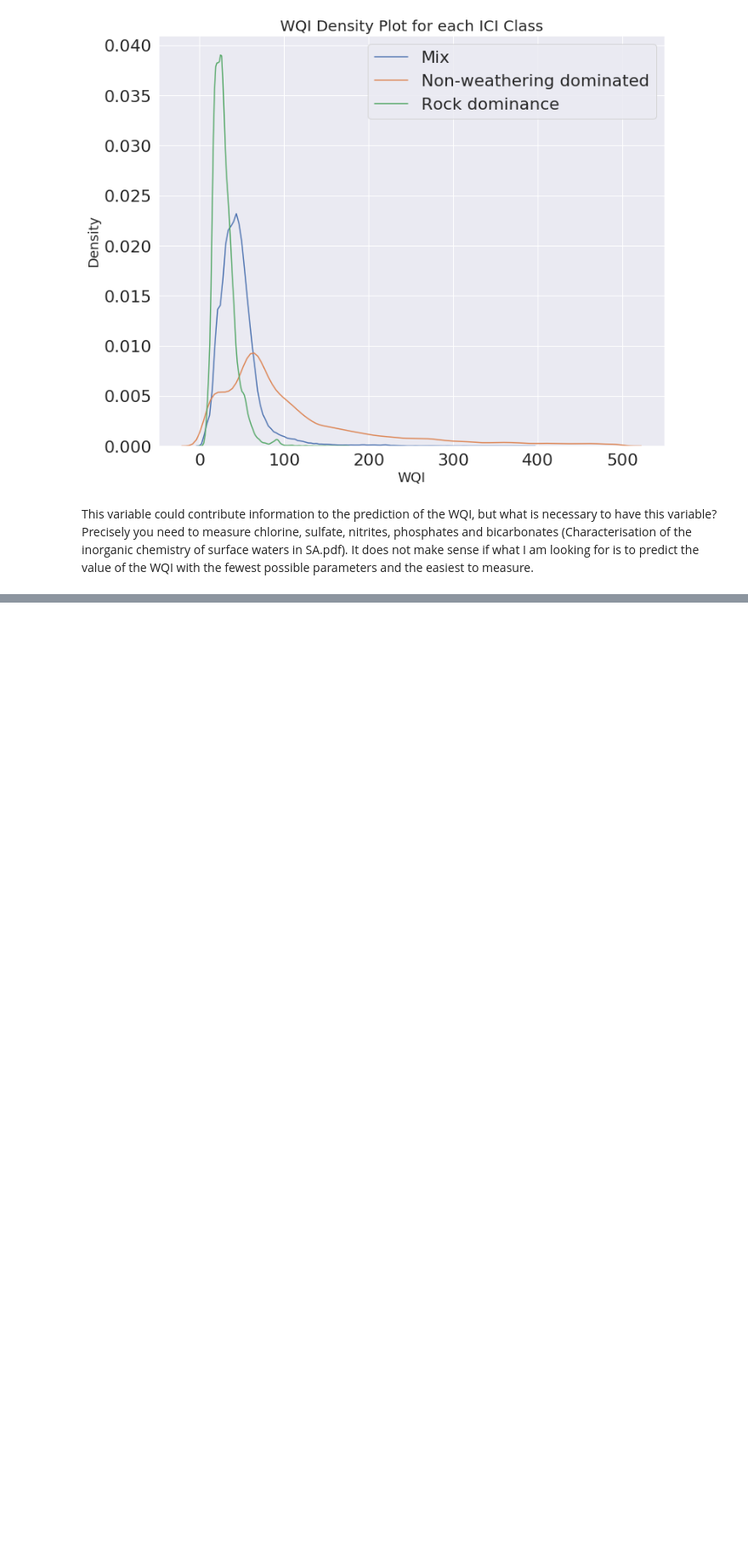
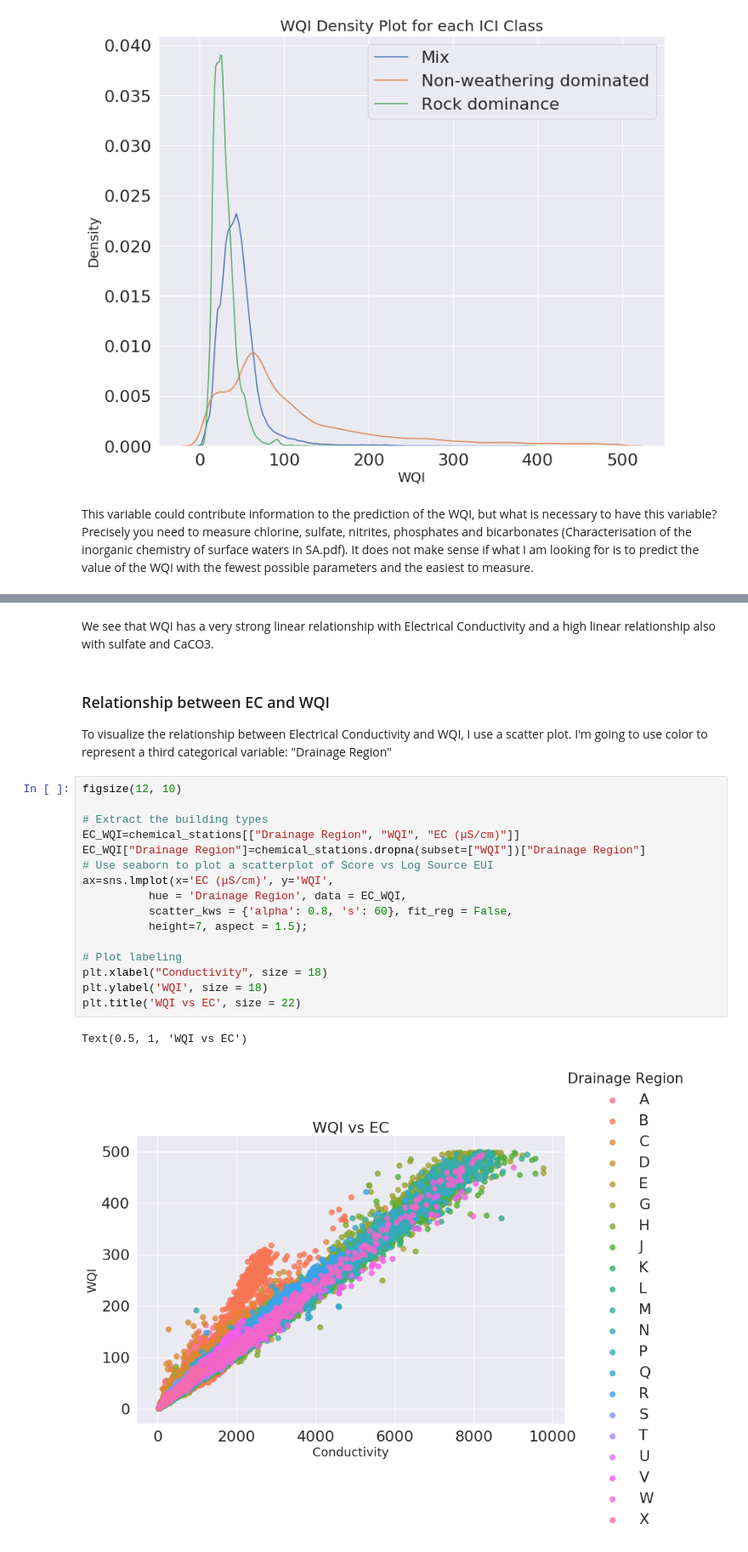
Before and after one commit to elenuskiya/TFM, a Jupyter notebook: Notebooks/02_Part_2.1_Prediction_of_the_Water_Quality_Index.ipynb, the cells around one changed output, grey strips where cells are left out. Shown at 85% size. Drawn from its saved outputs; the diff is of its cells as text; blank space fills up the shorter version.

```diff
--- a/Notebooks/02_Part_2.1_Prediction_of_the_Water_Quality_Index.ipynb
+++ b/Notebooks/02_Part_2.1_Prediction_of_the_Water_Quality_Index.ipynb
@@ -274,0 +309,25 @@ This variable could contribute information to the prediction of the WQI, but wha
+# %% [markdown]
+We see that WQI has a very strong linear relationship with Electrical Conductivity and a high linear relationship also with sulfate and CaCO3.
+# %% [markdown]
+### Relationship between EC and WQI
+
+To visualize the relationship between Electrical Conductivity and WQI, I use a scatter plot. I'm going to use color to represent a third categorical variable: "Drainage Region"
+# %%
+figsize(12, 10)
+
+# Extract the building types
+EC_WQI=chemical_stations[["Drainage Region", "WQI", "EC (μS/cm)"]]
+EC_WQI["Drainage Region"]=chemical_stations.dropna(subset=["WQI"])["Drainage Region"]
+# Use seaborn to plot a scatterplot of Score vs Log Source EUI
+ax=sns.lmplot(x='EC (μS/cm)', y='WQI',
+          hue = 'Drainage Region', data = EC_WQI,
+          scatter_kws = {'alpha': 0.8, 's': 60}, fit_reg = False,
+          height=7, aspect = 1.5);
+
+# Plot labeling
+plt.xlabel("Conductivity", size = 18)
+plt.ylabel('WQI', size = 18)
+plt.title('WQI vs EC', size = 22)
+# %% [output]
+Text(0.5, 1, 'WQI vs EC')
+[figure, added]
```
Also changed, not shown: parts of 74 cells of this notebook.
